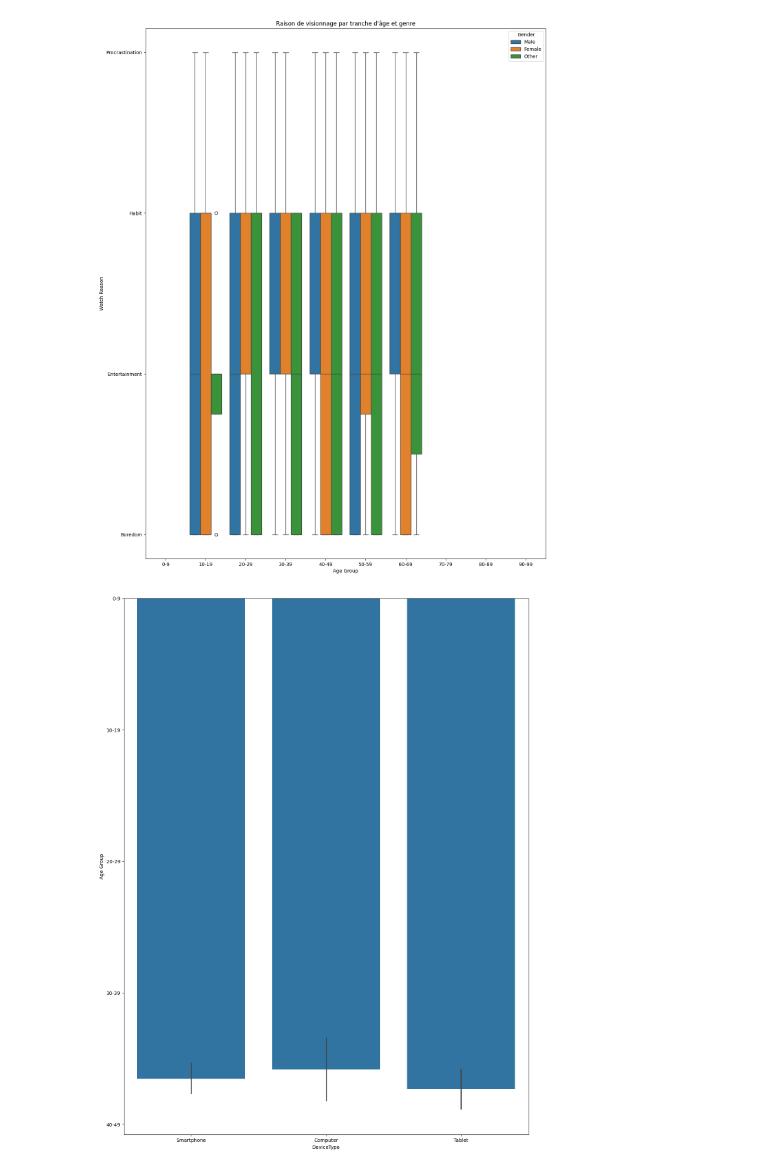
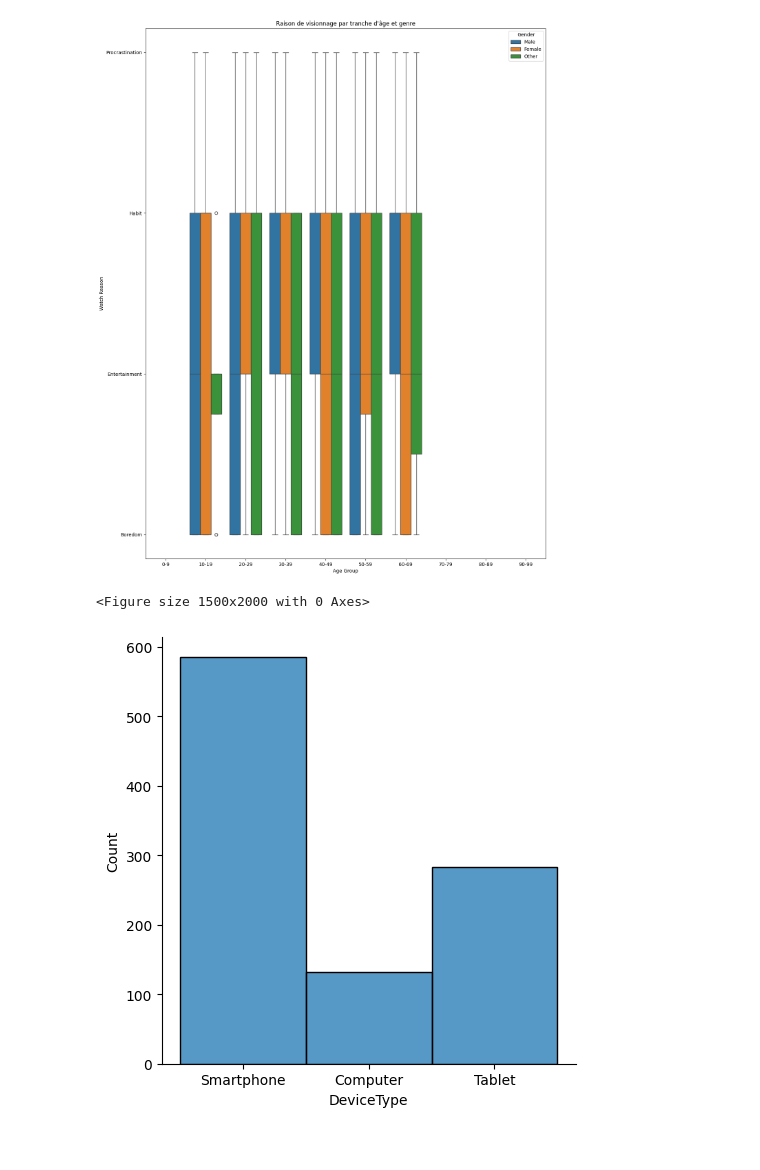
Before and after one commit to khelifaYacine/Menace-des-r-seaux-sociaux-, a Jupyter notebook: EDA_Temps_perdu_reseaux_sociaux.ipynb, the cells around one changed output. Drawn from its saved outputs; the diff is of its cells as text; code cells hidden in the pictures.

Commit message:
Displot DiviceTime

```diff
--- a/EDA_Temps_perdu_reseaux_sociaux.ipynb
+++ b/EDA_Temps_perdu_reseaux_sociaux.ipynb
@@ -155,9 +155,10 @@ plt.show()
 # %%
 # DeviceType
 plt.figure (figsize = (15,20))
-sns.barplot(data=df, x= "DeviceType", y = "Age Group") ;
+sns.displot(data=df, x= "DeviceType") ;
 # %% [output]
+<Figure size 1500x2000 with 0 Axes>
-[figure, old version]
+[figure, new version]
 # %%
 # Satisfaction
 # %%
```
